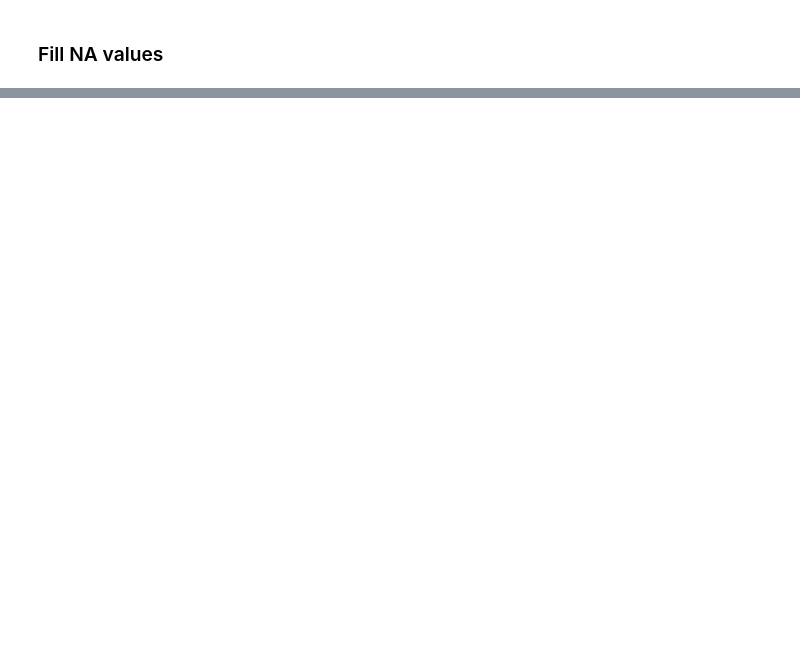
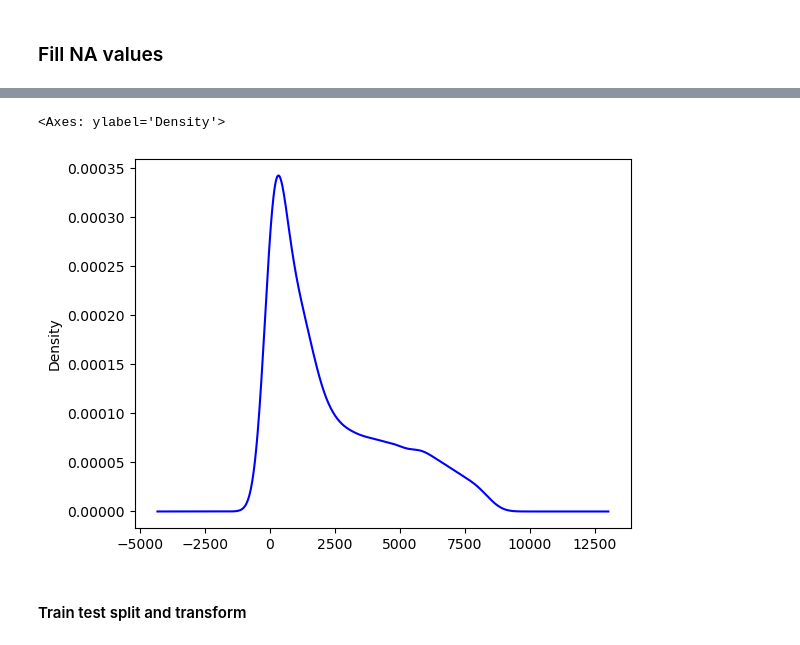
Before and after one commit to pratham122/Telco_customer_data, a Jupyter notebook: Telco_customer.ipynb, the cells around one changed output, grey strips where cells are left out. Drawn from its saved outputs; the diff is of its cells as text; code cells hidden in the pictures; blank space fills up the shorter version.

Commit message:
Split in training testing data

```diff
--- a/Telco_customer.ipynb
+++ b/Telco_customer.ipynb
@@ -312,0 +310,18 @@ pd.crosstab(df['Churn'], df['PaymentMethod'], normalize='columns')*100
+# %%
+# Label Encoding for categorical columns.
+
+df['gender']= df['gender'].map({'Male':1, 'Female':0}).astype(int)
+df['Partner']= df['Partner'].map({'Yes':1, 'No':0}).astype(int)
+df['Dependents']= df['Dependents'].map({'Yes':1, 'No':0}).astype(int)
+df['MultipleLines']= df['MultipleLines'].map({'Yes':1, 'No':0}).fillna(-1).astype(int)
+df['OnlineSecurity']= df['OnlineSecurity'].map({'Yes':1, 'No':0}).fillna(-1).astype(int)
+df['OnlineBackup']= df['OnlineBackup'].map({'Yes':1, 'No':0}).fillna(-1).astype(int)
+df['DeviceProtection']= df['DeviceProtection'].map({'Yes':1, 'No':0}).fillna(-1).astype(int)
+df['TechSupport']= df['TechSupport'].map({'Yes':1, 'No':0}).fillna(-1).astype(int)
+df['StreamingTV']= df['StreamingTV'].map({'Yes':1, 'No':0}).fillna(-1).astype(int)
+df['StreamingMovies']= df['StreamingMovies'].map({'Yes':1, 'No':0}).fillna(-1).astype(int)
+df['Contract']= df['Contract'].map({'Two year':2, 'One year':1}).fillna(0).astype(int)
+df['InternetService']= df['InternetService'].map({'Fiber optic':2, 'DSL':1}).fillna(0).astype(int)
+df['PaperlessBilling'] = df['PaperlessBilling'].map({'Yes':1, 'No':0}).astype(int)
+df['PaymentMethod']= df['PaymentMethod'].map({'Electronic check':3, 'Mailed check':2, 'Bank transfer (automatic)':1}).fillna(0).astype(int)
+df['Churn']= df['Churn'].map({'Yes':1, 'No':0}).astype(int)
@@ -314,0 +360,6 @@ pd.crosstab(df['Churn'], df['PaymentMethod'], normalize='columns')*100
+# %%
+df['TotalCharges'].fillna(df['TotalCharges'].mean(), inplace=True)
+df['TotalCharges'].plot(kind='kde', color='blue', label='TotalCharges')
+# %% [output]
+<Axes: ylabel='Density'>
+[figure, added]
@@ -314,0 +370,2 @@ pd.crosstab(df['Churn'], df['PaymentMethod'], normalize='columns')*100
+# %% [markdown]
+#### Train test split and transform
```
Also changed, not shown: parts of 13 cells of this notebook, 1 other file.
